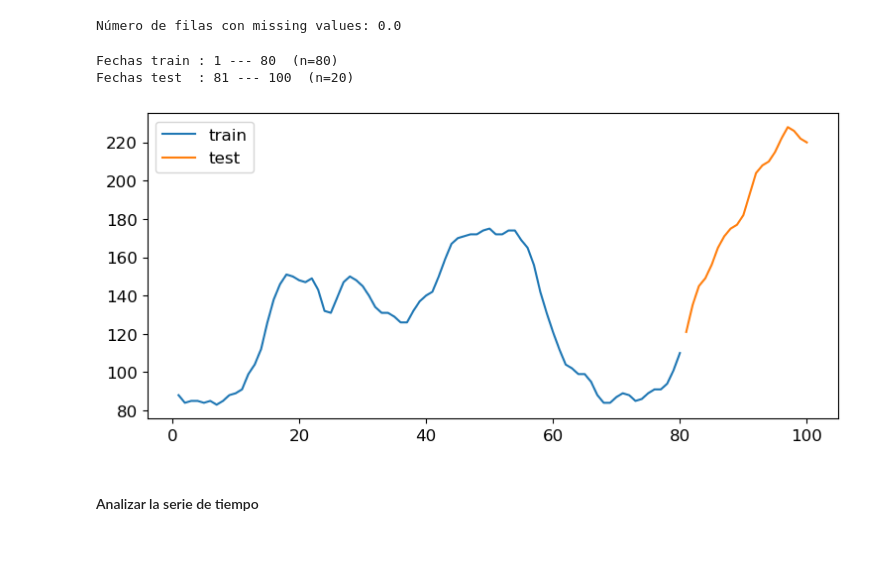
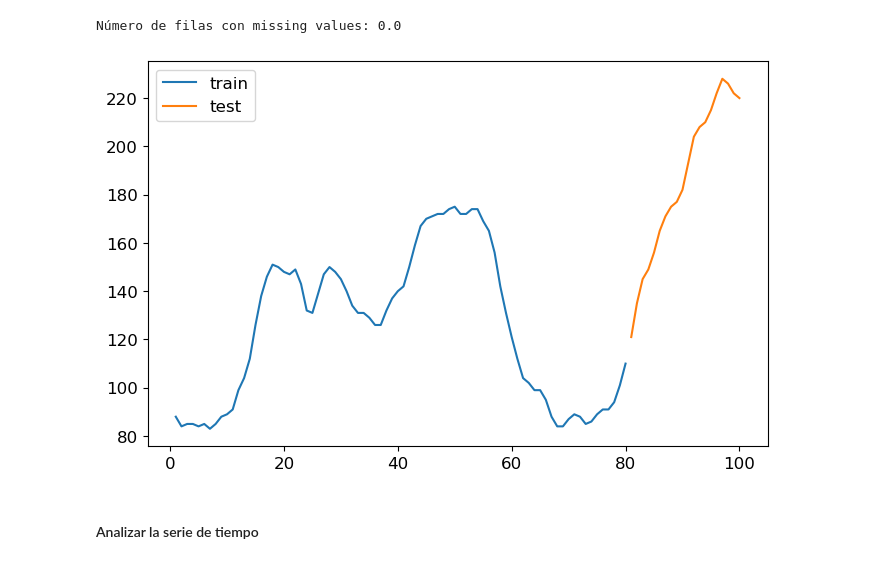
Before and after one commit to Claudia0806/Tarea2_CCCastillejos_LXPerez, a Jupyter notebook: Tarea2_CCCastillejos_LXPerez.ipynb, the cells around one changed output. Saved outputs shown, nothing was run; the diff lists cells and outputs as text; code cells hidden in the pictures.

```diff
--- a/Tarea2_CCCastillejos_LXPerez.ipynb
+++ b/Tarea2_CCCastillejos_LXPerez.ipynb
@@ -49,6 +51,19 @@ warnings.filterwarnings("ignore")
 
 # plt.rc("figure", figsize=(11,8))
 plt.rc("font", size=12)
+# %%
+def split_dataset(data):
+    train_data, test_data = train_test_split(data, test_size=0.2, random_state=0, shuffle=False)
+
+    return train_data, test_data
+
+def evaluate_forecasts(actual, predicted):
+    mse = mean_squared_error(actual, predicted)
+    rmse = mean_squared_error(actual, predicted, squared=True)
+    mad = mean_absolute_error(actual, predicted)
+    mape = mean_absolute_percentage_error(actual, predicted)
+
+    return mse, rmse, mad, mape
 # %%
 data = pd.read_csv('WWWusage.csv', names=[ 'values'], header=0)
 data.index = data.index.droplevel()
@@ -72,21 +87,15 @@ print(f'Número de filas con missing values: {data.isnull().any(axis=1).mean()}'
 Número de filas con missing values: 0.0
 # %%
 # Separación los datos en train y test.
-steps = 20
-data_train = data[:-steps]
-data_test  = data[-steps:]
+# Train test split 80% datos de entrenamiento y 20% datos de prueba.
+data_train, data_test = split_dataset(data)
 
-print(f"Fechas train : {data_train.index.min()} --- {data_train.index.max()}  (n={len(data_train)})")
-print(f"Fechas test  : {data_test.index.min()} --- {data_test.index.max()}  (n={len(data_test)})")
-
-fig, ax = plt.subplots(figsize=(9, 4))
+fig, ax = plt.subplots(figsize=(8, 5))
 data_train['values'].plot(ax=ax, label='train')
 data_test['values'].plot(ax=ax, label='test')
 ax.legend();
 # %% [output]
-Fechas train : 1 --- 80  (n=80)
-Fechas test  : 81 --- 100  (n=20)
-[figure, old version]
+[figure, new version]
 # %% [markdown]
 
 #### Analizar la serie de tiempo
```
Also changed, not shown: parts of 59 cells of this notebook.
